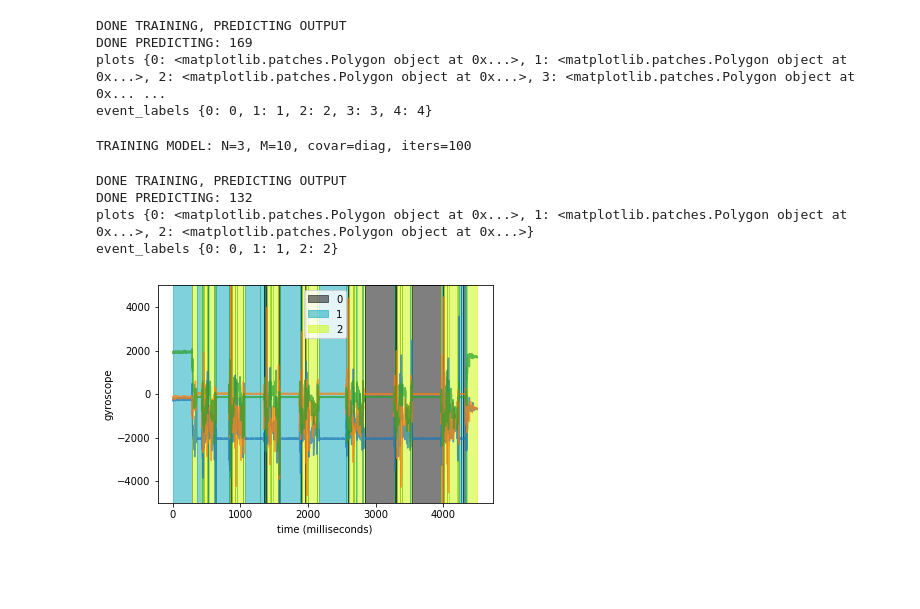
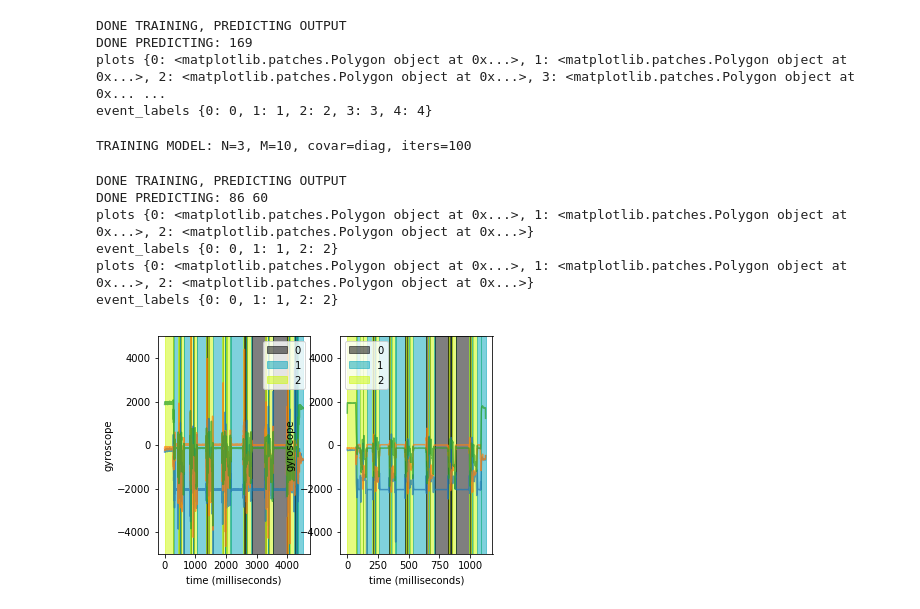
Before and after one commit to lwthatcher/thesis-hacks, a Jupyter notebook: hmm-learn.ipynb, the cells around one changed output. Saved outputs shown, nothing was run; the diff lists cells and outputs as text; code cells hidden in the pictures; blank space fills up the shorter version.

Commit message:
trying to GMMHMM for 1/4 input

```diff
--- a/hmm-learn.ipynb
+++ b/hmm-learn.ipynb
@@ -82,6 +82,7 @@ def to_range(l, cmap):
     return cmap(idx)
 
 FILE = 'data/pills-s0.npy'
+FILE_2 = 'data/pills-s0_4.npy'
 
 # PARAMETERS
 N = 3
@@ -92,46 +93,80 @@ iters = 100
 
 # TRAIN MODEL
 X = np.load(FILE)
+X2 = np.load(FILE_2)
 model = hmm.GMMHMM(N,M,covariance_type=covar, n_iter=iters)
+m2 = hmm.GMMHMM(N,M,covariance_type=covar, n_iter=iters)
 # train
 print('TRAINING MODEL: N={}, M={}, covar={}, iters={}'.format(N, M, covar, iters))
 model.fit(X)
+m2.fit(X2)
 # retrieve hidden states
 print('DONE TRAINING, PREDICTING OUTPUT')
 Z = model.predict(X)
+Z2 = model.predict(X2)
 Zb = boundaries(Z)
-print('DONE PREDICTING:', len(Zb))
+Zb2 = boundaries(Z2)
+print('DONE PREDICTING:', len(Zb), len(Zb2))
 # print(Zb)
 
 # PLOTTING
 event_labels = {i:i for i in range(N)}
 fig = plt.figure()
-ax = fig.add_subplot(111)
+ax = fig.add_subplot(121)
 # plot signals
 ax.plot(X[:,:-3], alpha=.7)
 ax.set_ylabel('gyroscope')
 ax.set_xlabel('time (milliseconds)')
 ax.set_ylim(-5000, 5000)
 # plot labels
 _cmap = plt.get_cmap('nipy_spectral')
 plots = {}
 for l in Zb:
     ev = event_labels[l[-1]]
     i = plt.axvspan(l[0], l[1], color=to_range(l, _cmap), alpha=0.5, label=ev)
     plots[ev] = i
 # legend
-
 print('plots', plots)
 print('event_labels', event_labels)
 legs = [plots[event_labels[i]] for i in sorted(event_labels)]
 nms = [event_labels[i] for i in sorted(event_labels)]
 plt.legend(legs, nms)
+
+
+
+ax = fig.add_subplot(122)
+# plot signals
+ax.plot(X2[:,:-3], alpha=.7)
+ax.set_ylabel('gyroscope')
+ax.set_xlabel('time (milliseconds)')
+ax.set_ylim(-5000, 5000)
+# plot labels
+_cmap = plt.get_cmap('nipy_spectral')
+plots = {}
+for l in Zb2:
+    ev = event_labels[l[-1]]
+    i = plt.axvspan(l[0], l[1], color=to_range(l, _cmap), alpha=0.5, label=ev)
+    plots[ev] = i
+# legend
+print('plots', plots)
+print('event_labels', event_labels)
+legs = [plots[event_labels[i]] for i in sorted(event_labels)]
+nms = [event_labels[i] for i in sorted(event_labels)]
+plt.legend(legs, nms)
+
+
+
+
+
+
 # draw
 plt.show()
 # %% [output]
 TRAINING MODEL: N=3, M=10, covar=diag, iters=100
 DONE TRAINING, PREDICTING OUTPUT
-DONE PREDICTING: 132
+DONE PREDICTING: 86 60
 plots {0: <matplotlib.patches.Polygon object at 0x...>, 1: <matplotlib.patches.Polygon object at 0x...>, 2: <matplotlib.patches.Polygon object at 0x...>}
 event_labels {0: 0, 1: 1, 2: 2}
+plots {0: <matplotlib.patches.Polygon object at 0x...>, 1: <matplotlib.patches.Polygon object at 0x...>, 2: <matplotlib.patches.Polygon object at 0x...>}
+event_labels {0: 0, 1: 1, 2: 2}
-[figure, old version]
+[figure, new version]
```
Also changed, not shown: 2 other files.
